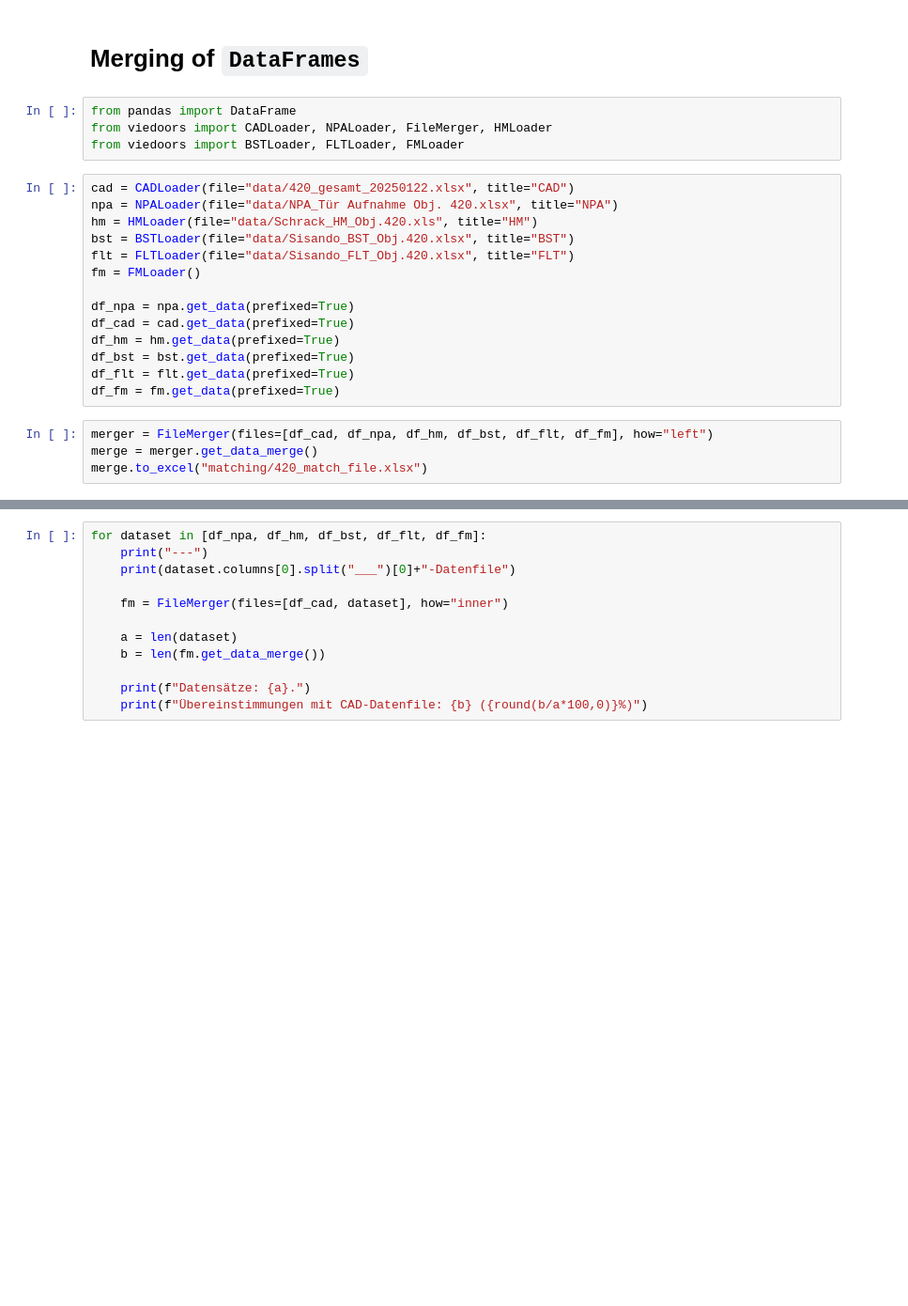
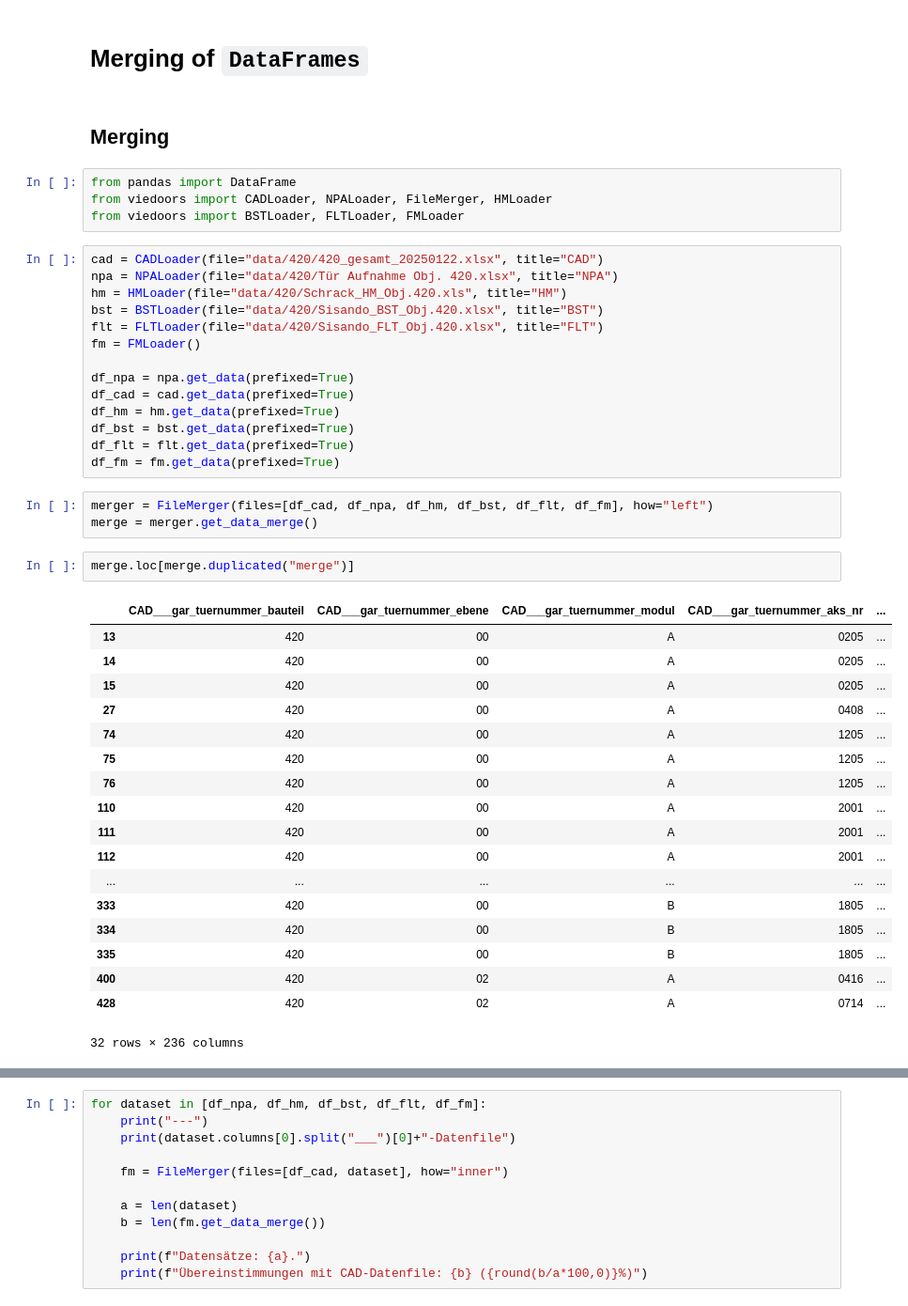
Before and after one commit to mckoh/vie-doors, a Jupyter notebook: notebook_integration.ipynb, the cells around one changed output, grey strips where cells are left out. Shown: that part at 94% size. Saved outputs shown, nothing was run; the diff lists cells and outputs as text; blank space fills up the shorter version.

```diff
--- a/notebook_integration.ipynb
+++ b/notebook_integration.ipynb
@@ -1,15 +1,17 @@
 # %% [markdown]
 # Merging of ``DataFrames``
+# %% [markdown]
+## Merging
 # %%
 from pandas import DataFrame
 from viedoors import CADLoader, NPALoader, FileMerger, HMLoader
 from viedoors import BSTLoader, FLTLoader, FMLoader
 # %%
-cad = CADLoader(file="data/420_gesamt_20250122.xlsx", title="CAD")
-npa = NPALoader(file="data/NPA_Tür Aufnahme Obj. 420.xlsx", title="NPA")
-hm = HMLoader(file="data/Schrack_HM_Obj.420.xls", title="HM")
-bst = BSTLoader(file="data/Sisando_BST_Obj.420.xlsx", title="BST")
-flt = FLTLoader(file="data/Sisando_FLT_Obj.420.xlsx", title="FLT")
+cad = CADLoader(file="data/420/420_gesamt_20250122.xlsx", title="CAD")
+npa = NPALoader(file="data/420/Tür Aufnahme Obj. 420.xlsx", title="NPA")
+hm = HMLoader(file="data/420/Schrack_HM_Obj.420.xls", title="HM")
+bst = BSTLoader(file="data/420/Sisando_BST_Obj.420.xlsx", title="BST")
+flt = FLTLoader(file="data/420/Sisando_FLT_Obj.420.xlsx", title="FLT")
 fm = FMLoader()
 
 df_npa = npa.get_data(prefixed=True)
@@ -21,4 +23,24 @@ df_fm = fm.get_data(prefixed=True)
 # %%
 merger = FileMerger(files=[df_cad, df_npa, df_hm, df_bst, df_flt, df_fm], how="left")
 merge = merger.get_data_merge()
-merge.to_excel("matching/420_match_file.xlsx")
+# %%
+merge.loc[merge.duplicated("merge")]
+# %% [output]
+|  | CAD___gar_tuernummer_bauteil | CAD___gar_tuernummer_ebene | CAD___gar_tuernummer_modul | CAD___gar_tuernummer_aks_nr | ... |
+| 13 | 420 | 00 | A | 0205 | ... |
+| 14 | 420 | 00 | A | 0205 | ... |
+| 15 | 420 | 00 | A | 0205 | ... |
+| 27 | 420 | 00 | A | 0408 | ... |
+| 74 | 420 | 00 | A | 1205 | ... |
+| 75 | 420 | 00 | A | 1205 | ... |
+| 76 | 420 | 00 | A | 1205 | ... |
+| 110 | 420 | 00 | A | 2001 | ... |
+| 111 | 420 | 00 | A | 2001 | ... |
+| 112 | 420 | 00 | A | 2001 | ... |
+| ... | ... | ... | ... | ... | ... |
+| 333 | 420 | 00 | B | 1805 | ... |
+| 334 | 420 | 00 | B | 1805 | ... |
+| 335 | 420 | 00 | B | 1805 | ... |
+| 400 | 420 | 02 | A | 0416 | ... |
+| 428 | 420 | 02 | A | 0714 | ... |
+32 rows × 236 columns
```
Also changed, not shown: parts of 4 cells of this notebook, 1 other file.
